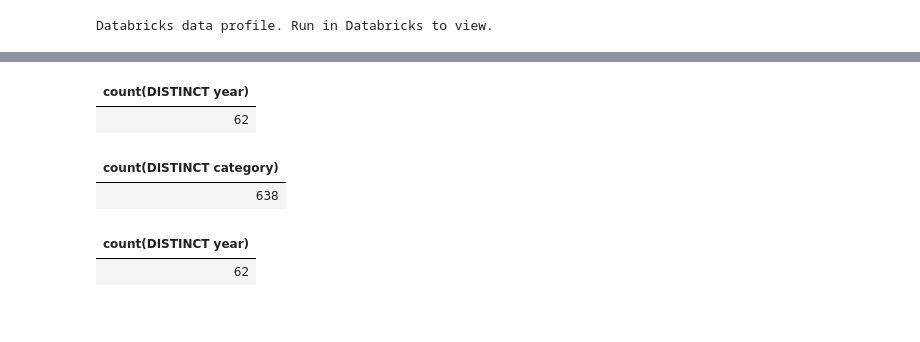
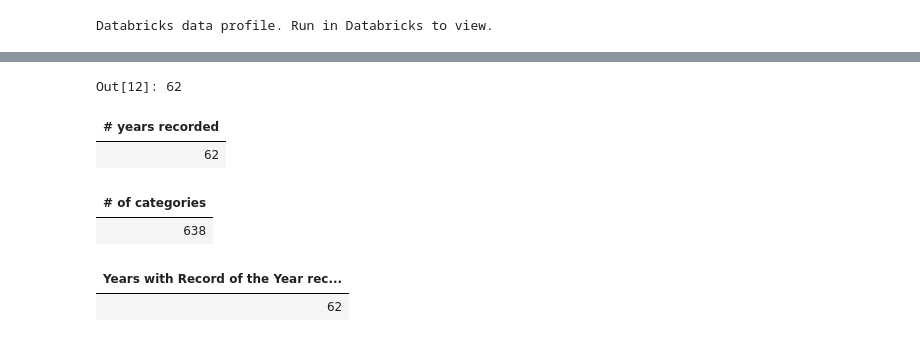
Before and after one commit to mackrauss/3252-BigData-Group-F, a Jupyter notebook: Group F - Data Project.ipynb, the cells around one changed output, grey strips where cells are left out. Saved outputs shown, nothing was run; the diff lists cells and outputs as text; code cells hidden in the pictures.

```diff
--- a/Group F - Data Project.ipynb
+++ b/Group F - Data Project.ipynb
@@ -90,29 +86,34 @@ df.select("year").distinct().orderBy(df.year.desc()).show()
 |2000|
 +----+
 only showing top 20 rows
+# %%
+# Count number of years recorded
+df.select("year").distinct().count()
+# %% [output]
+Out[12]: 62
 # %%
 %sql
 -- count number of years
-select count(distinct year)
+select count(distinct year) AS `# years recorded`
 from `grammy_awards`
 # %% [output]
-| count(DISTINCT year) |
+| # years recorded |
 | 62 |
 # %%
 %sql
-
-select count(distinct category)
+-- count number of categories
+select count(distinct category) `# of categories`
 from `grammy_awards`
 # %% [output]
-| count(DISTINCT category) |
+| # of categories |
 | 638 |
 # %%
 %sql
 -- ensure we have 'Record Of The Year' data for each year
-select count(distinct year)
+select count(distinct year) as `Years with Record of the Year recorded`
 from `grammy_awards`
 where category like 'Record Of The Year'
 # %% [output]
-| count(DISTINCT year) |
+| Years with Record of the Year rec... |
 | 62 |
 # %%
```
Also changed, not shown: parts of 6 cells of this notebook.
